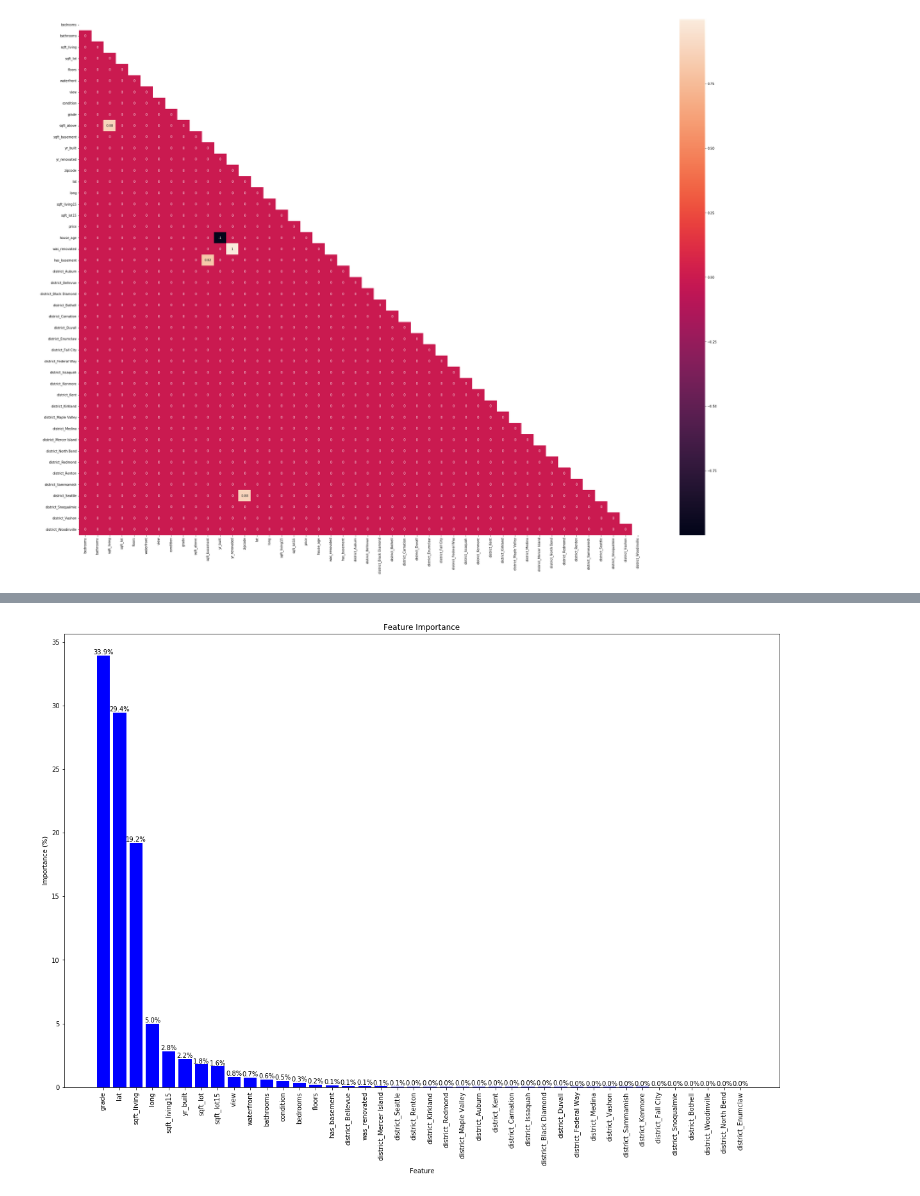
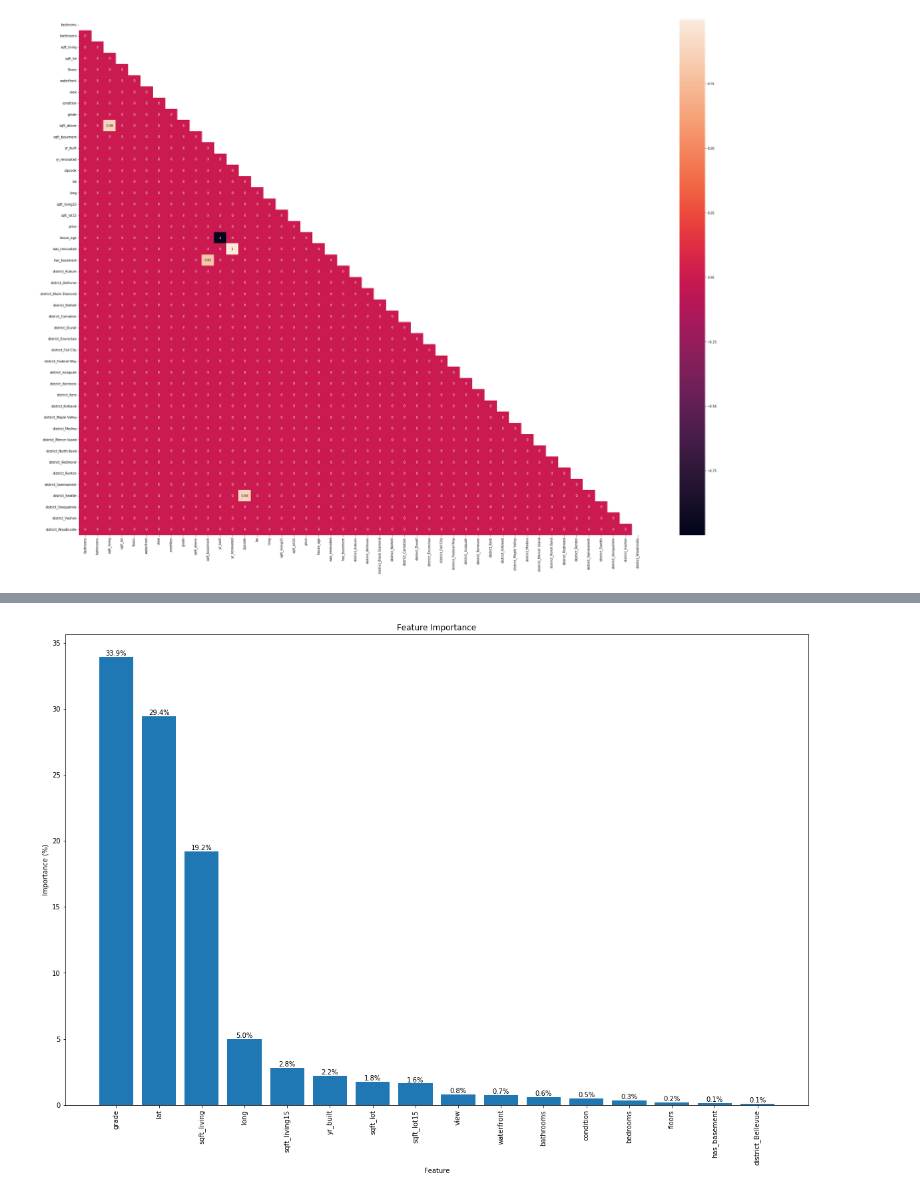
Before and after one commit to dooinn/data_mid_bootcamp_project_regression, a Jupyter notebook: house_price_prediction.ipynb, the cells around one changed output, grey strips where cells are left out. Cells and saved outputs as stored; diff of their text form; code cells hidden in the pictures.

```diff
--- a/house_price_prediction.ipynb
+++ b/house_price_prediction.ipynb
@@ -675,12 +659,18 @@ feature_names = X.columns
 
 importances = 100.0 * (importances / np.sum(importances))
 
+
+importances, feature_names = zip(*((importance, feature) for importance, feature in zip(importances, feature_names) if importance > 0.1))
+
+importances = np.array(importances)
+feature_names = np.array(feature_names)
+
 indices = np.argsort(importances)[::-1]
 
 plt.figure(figsize=(20, 13))
-barplot = plt.bar(range(X_train.shape[1]), importances[indices], color='b', align="center")
+barplot = plt.bar(range(len(importances)), importances[indices], align="center")
 
-plt.xticks(range(X_train.shape[1]), feature_names[indices], rotation=90)
+plt.xticks(range(len(importances)), feature_names[indices], rotation=90)
 plt.xlabel("Feature")
 plt.ylabel("Importance (%)")
 plt.title("Feature Importance")
@@ -885,9 +903,7 @@ Y = df_model_log['price']
 
 X_train, X_test, Y_train, Y_test = train_test_split(X, Y, test_size=0.2, random_state=42)
 
-scaler = StandardScaler()
-X_train = scaler.fit_transform(X_train)
-X_test = scaler.transform(X_test)
+
 
 #Model fitting
 
@@ -930,28 +946,34 @@ metrics_df
 # %%
 rf = RandomForestRegressor(n_estimators=100, random_state=42)
 rf.fit(X_train, Y_train)
 
 importances = rf.feature_importances_
 feature_names = X.columns
 
 # Normalize the importance values and convert to percentage
 importances = 100.0 * (importances / np.sum(importances))
 
+# Filter importances and features based on the condition of importances > 0.1%
+importances, feature_names = zip(*((importance, feature) for importance, feature in zip(importances, feature_names) if importance > 0.1))
+
+importances = np.array(importances)
+feature_names = np.array(feature_names)
+
 indices = np.argsort(importances)[::-1]
 
 plt.figure(figsize=(20, 13))
-barplot = plt.bar(range(X_train.shape[1]), importances[indices], color='b', align="center")
+barplot = plt.bar(range(len(importances)), importances[indices], align="center")
 
-plt.xticks(range(X_train.shape[1]), feature_names[indices], rotation=90)
+plt.xticks(range(len(importances)), feature_names[indices], rotation=90)
 plt.xlabel("Feature")
 plt.ylabel("Importance (%)")
 plt.title("Feature Importance")
 
 # Adding the percentage labels on top of each bar
 for rect in barplot:
     height = rect.get_height()
     plt.text(rect.get_x() + rect.get_width()/2.0, height, f'{height:.1f}%', ha='center', va='bottom')
 
 plt.show()
 # %% [output]
-[figure, old version]
+[figure, new version]
```
Also changed, not shown: parts of 26 cells of this notebook, 1 other file.
